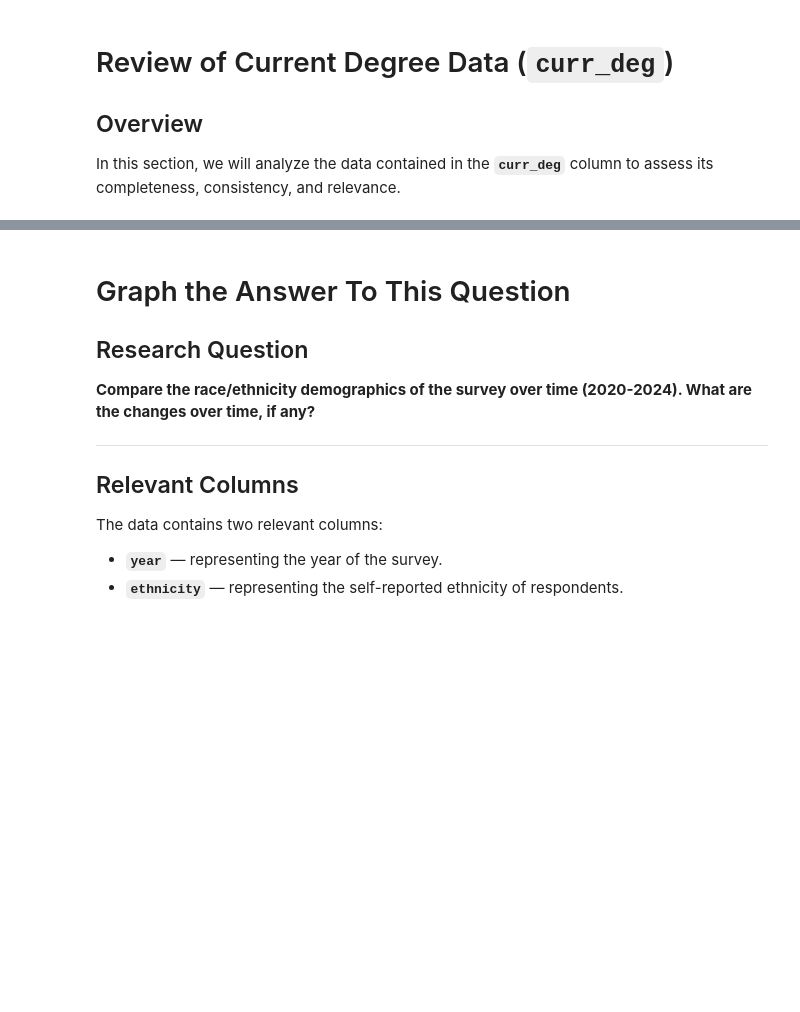
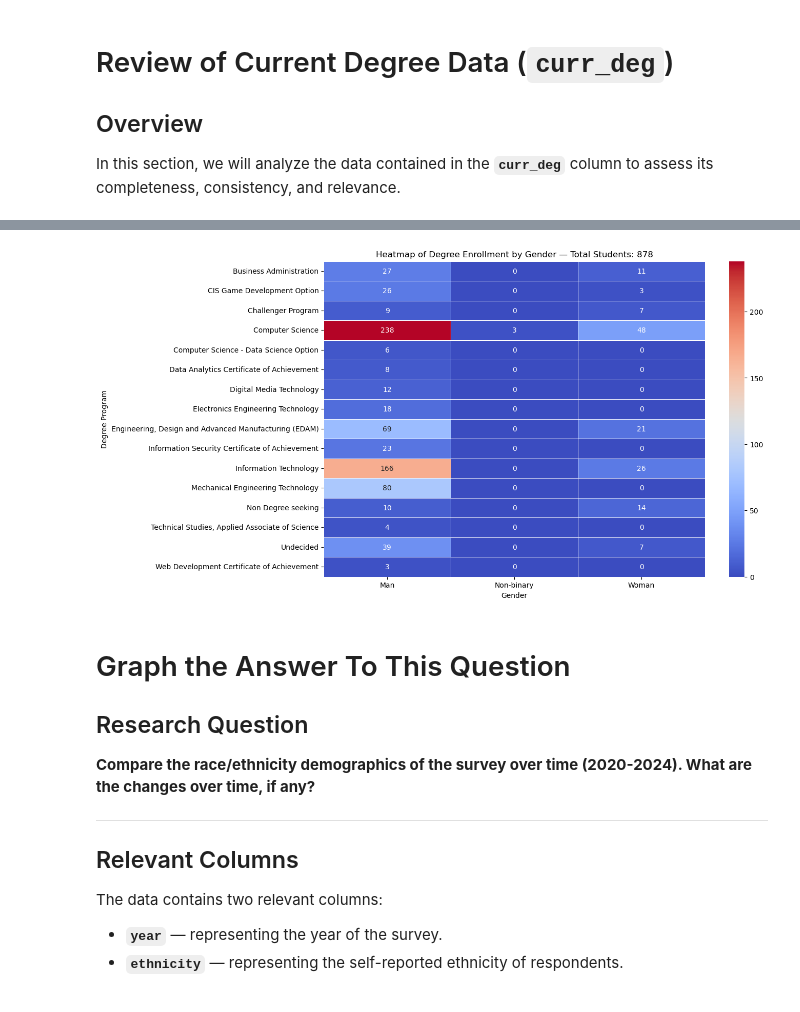
Before and after one commit to bethelighthouse/Project-1---College-Recruitment-Improvement-Study, a Jupyter notebook: modules/module06/majors_data_analysis/ccm_majors+2020_2024_data_analysis.ipynb, the cells around one changed output, grey strips where cells are left out. Drawn from its saved outputs; the diff is of its cells as text; code cells hidden in the pictures; blank space fills up the shorter version.

```diff
--- a/modules/module06/majors_data_analysis/ccm_majors+2020_2024_data_analysis.ipynb
+++ b/modules/module06/majors_data_analysis/ccm_majors+2020_2024_data_analysis.ipynb
@@ -1266,3 +1272,30 @@ plt.show()
+# %%
+import matplotlib.pyplot as plt
+import seaborn as sns
+
+# Calculate total number of students after filtering
+total_students = df_filtered["count"].sum()
+
+# Creating a heatmap to represent enrollment counts based on gender and degree programs
+plt.figure(figsize=(12, 8))
+
+# Pivoting data for the heatmap (Summing counts across years)
+df_gender_heatmap = df_filtered.pivot_table(index="curr_deg", columns="gender", values="count", aggfunc="sum").fillna(0)
+
+# Plotting the heatmap
+sns.heatmap(df_gender_heatmap, cmap="coolwarm", annot=True, fmt=".0f", linewidths=0.5)
+
+# Updated title with total student count
+plt.title(f"Heatmap of Degree Enrollment by Gender — Total Students: {total_students:,}")
+plt.xlabel("Gender")
+plt.ylabel("Degree Program")
+
+# Save the plot as a JPEG file
+plt.savefig("gender_and_degree_part_03_heading.jpeg", format="jpeg", bbox_inches="tight")
+
+plt.show()
+# %% [output]
+[figure, added]
 # %% [markdown]
 # Graph the Answer To This Question
 
```
Also changed, not shown: parts of 6 cells of this notebook.
